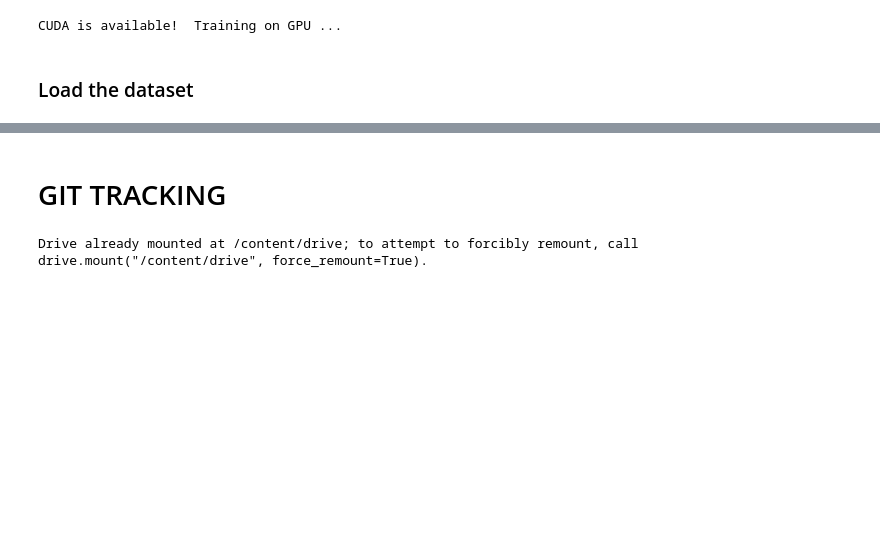
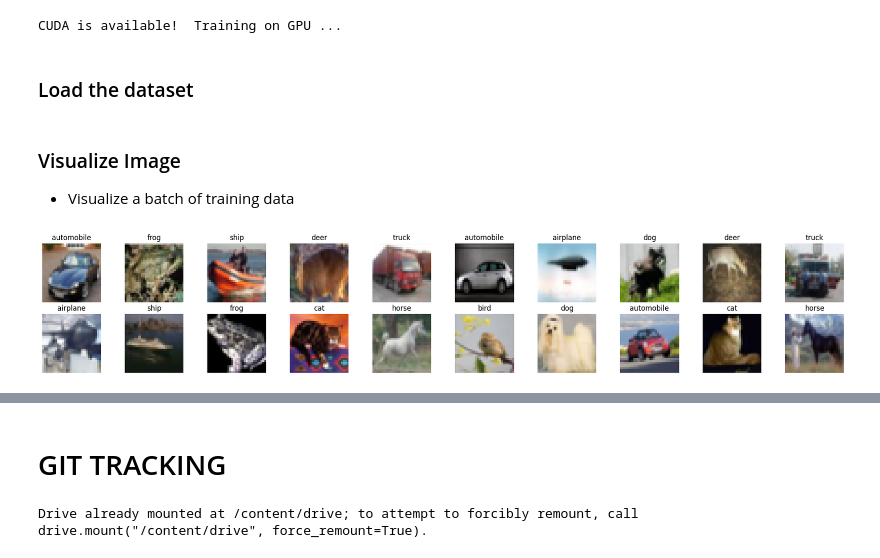
Before and after one commit to omogbolahan94/Images-Classification---CNN, a Jupyter notebook: main.ipynb, the cells around one changed output, grey strips where cells are left out. Saved outputs shown, nothing was run; the diff lists cells and outputs as text; code cells hidden in the pictures; blank space fills up the shorter version.

```diff
--- a/main.ipynb
+++ b/main.ipynb
@@ -97,3 +97,36 @@ data_loaders = {
     'valid': valid_dl,
     'test': test_dl
 }
+
+image_classes = ["airplane",
+                  "automobile",
+                  "bird",
+                  "cat",
+                  "deer",
+                  "dog",
+                  "frog",
+                  "horse",
+                  "ship",
+                  "truck"]
+# %% [markdown]
+### Visualize Image
+
+* Visualize a batch of training data
+# %%
+def imshow(img, ax):
+    img = img / 2 + 0.5  # unnormalize
+    img = img.transpose((1,2,0)) # reshape the numpy image
+    ax.imshow(img)
+    ax.axis("off")
+# %%
+# obtain one batch of training images
+dataiter = iter(data_loaders['train'])
+images, labels = next(dataiter)
+images = images.numpy() # convert images from tensor to numpy for display
+
+fig, axes = plt.subplots(2, 10, figsize=(25, 4))
+for i, axis in enumerate(axes.flatten()):
+    imshow(images[i], axis)
+    axis.set_title(image_classes[labels[i]])
+# %% [output]
+[figure, added]
```
Also changed, not shown: parts of 8 cells of this notebook.
